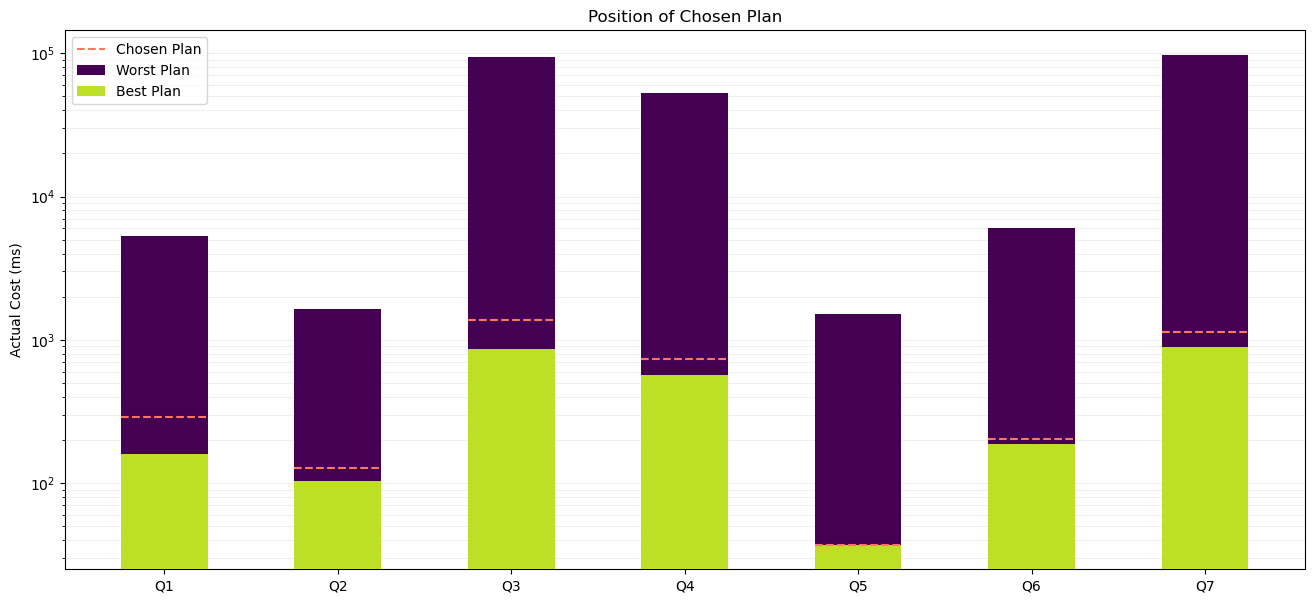
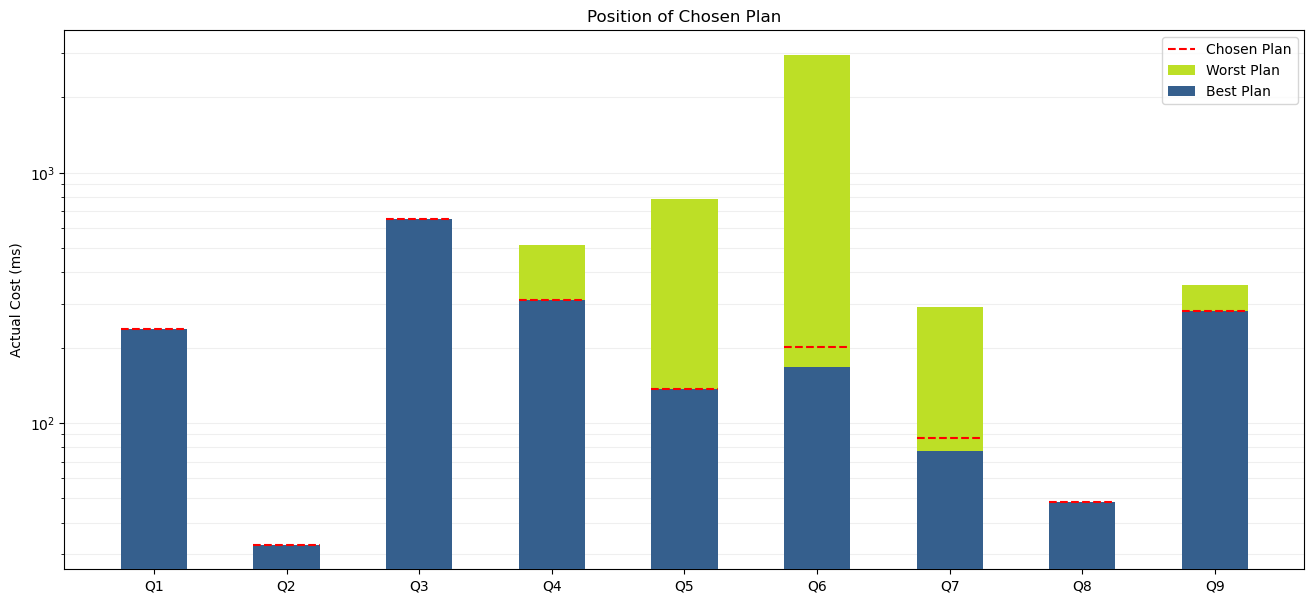
Unified diff of the notebook cell whose output changed from the first chart to the second:
--- before
+++ after
@@ -57,6 +57,6 @@
 
 ax.yaxis.grid(True, which="both", ls="-", alpha=0.2, zorder=1)
-ax.bar(query_labels, high, bar_width, label='Worst Plan', color=colors[0], zorder=2)
-ax.bar(query_labels, low, bar_width, label='Best Plan', color=colors[3], zorder=3)
+ax.bar(query_labels, high, bar_width, label='Worst Plan', color=colors[3], zorder=2)
+ax.bar(query_labels, low, bar_width, label='Best Plan', color=colors[1], zorder=3)
 
 need_legend = True
@@ -64,5 +64,5 @@
     legend = 'Chosen Plan' if need_legend else None
     need_legend = False
-    ax.hlines(y=winning[i], xmin=i-(bar_width / 2), xmax=i+(bar_width / 2), colors=['#ff775e'], linestyles=['dashed'], label=legend, zorder=4)
+    ax.hlines(y=winning[i], xmin=i-(bar_width / 2), xmax=i+(bar_width / 2), colors=['red'], linestyles=['dashed'], label=legend, zorder=4)
 
 

Commit: chore: More plotting